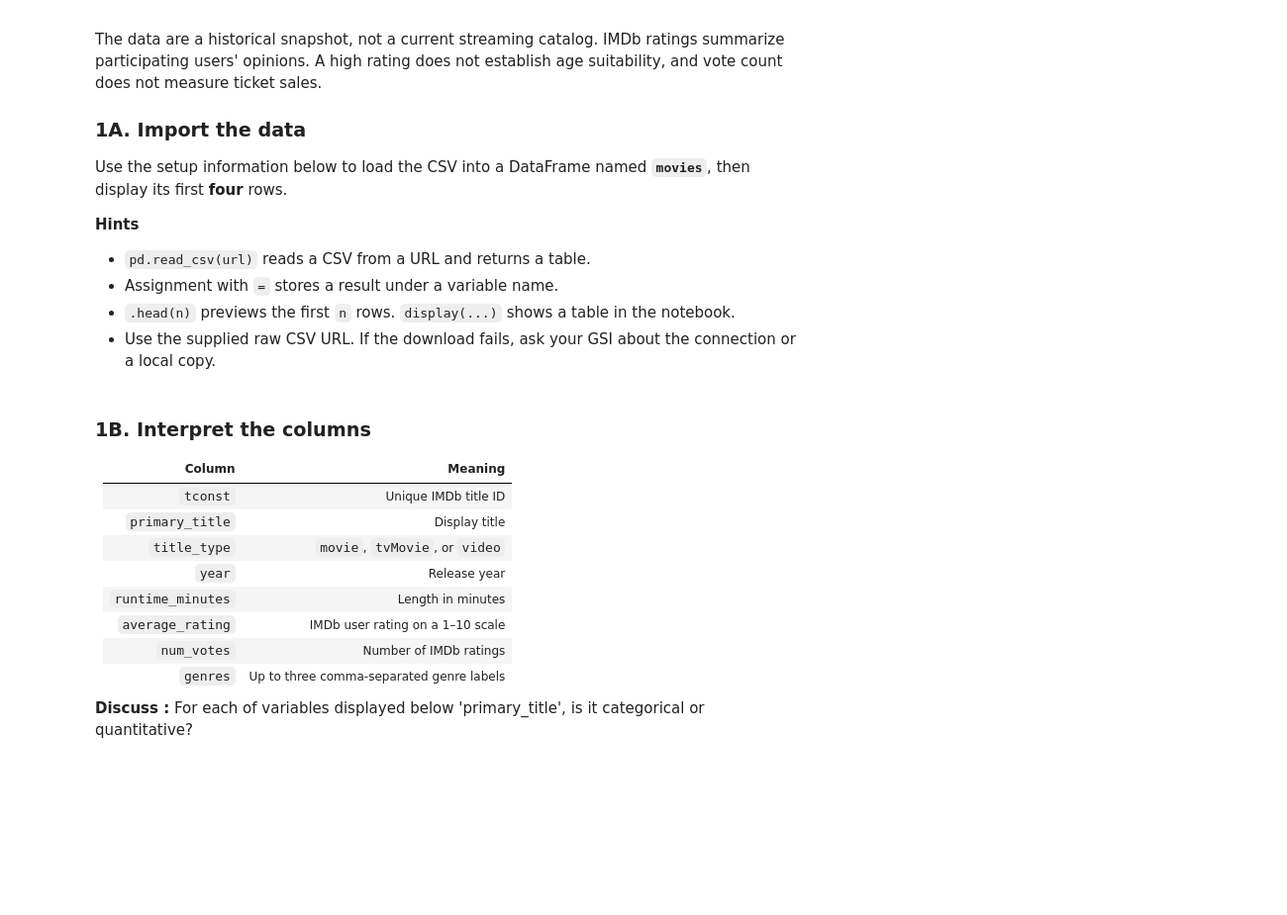
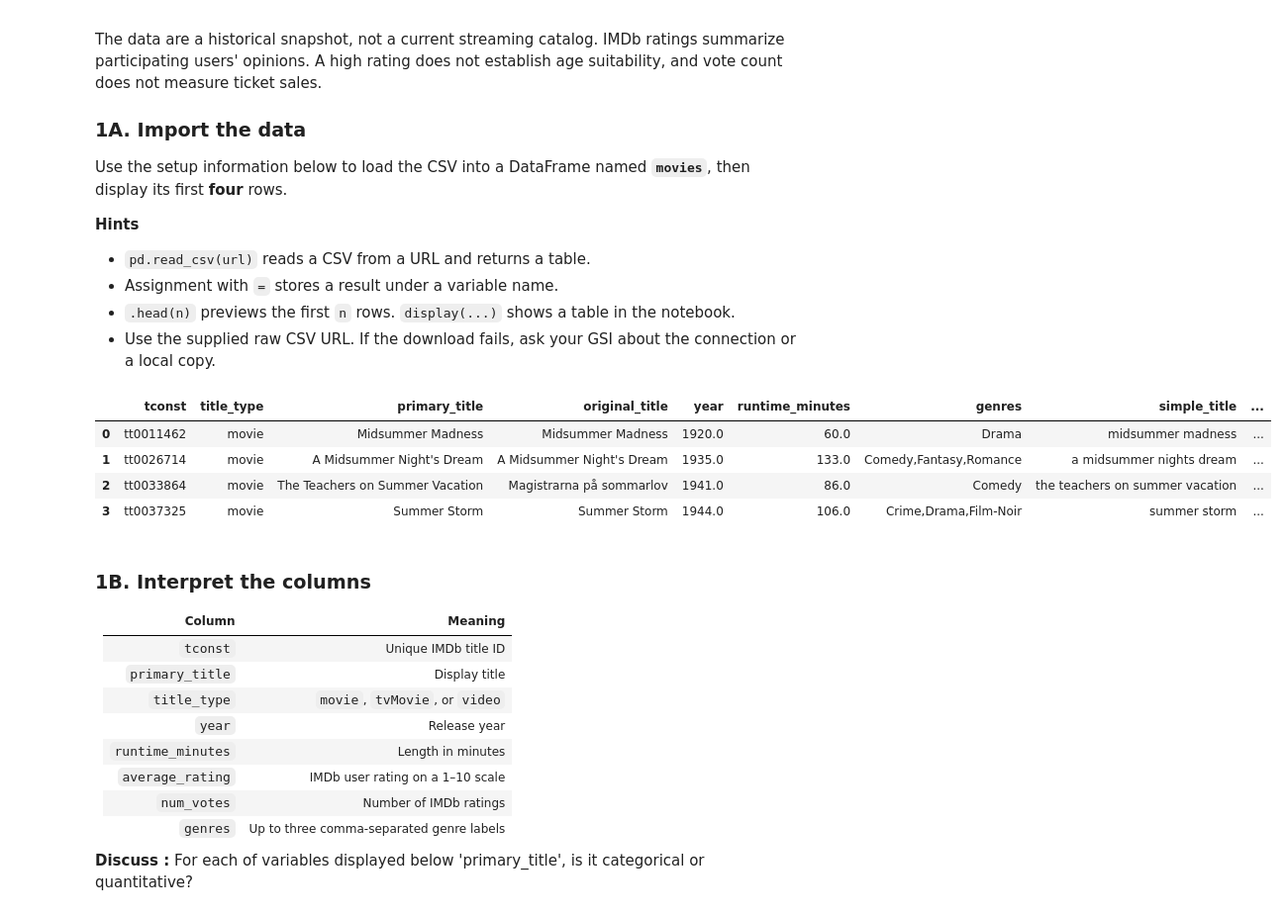
Before and after one commit to soyeonkm/datasci101, a Jupyter notebook: DATASCI_101_Breakout_2_a_Activity.ipynb, the cells around one changed output. Shown at 99% size. Cells and saved outputs as stored; diff of their text form; code cells hidden in the pictures; blank space fills up the shorter version.

```diff
--- a/DATASCI_101_Breakout_2_a_Activity.ipynb
+++ b/DATASCI_101_Breakout_2_a_Activity.ipynb
@@ -44,11 +44,22 @@ Use the setup information below to load the CSV into a DataFrame named **`movies
 # %%
 # Provided setup information
 import pandas as pd
 from IPython.display import display
 
 movies_url = "https://raw.githubusercontent.com/rfordatascience/tidytuesday/main/data/2024/2024-07-30/summer_movies.csv"
 
+
 # Load the CSV into movies, then display its first four rows.
+
+# pd.read_csv(movies_url)
+table = pd.read_csv(movies_url)
+display(table.head(4))
+# %% [output]
+|  | tconst | title_type | primary_title | original_title | year | runtime_minutes | genres | simple_title | ... |
+| 0 | tt0011462 | movie | Midsummer Madness | Midsummer Madness | 1920.0 | 60.0 | Drama | midsummer madness | ... |
+| 1 | tt0026714 | movie | A Midsummer Night's Dream | A Midsummer Night's Dream | 1935.0 | 133.0 | Comedy,Fantasy,Romance | a midsummer nights dream | ... |
+| 2 | tt0033864 | movie | The Teachers on Summer Vacation | Magistrarna på sommarlov | 1941.0 | 86.0 | Comedy | the teachers on summer vacation | ... |
+| 3 | tt0037325 | movie | Summer Storm | Summer Storm | 1944.0 | 106.0 | Crime,Drama,Film-Noir | summer storm | ... |
 # %% [markdown]
 ### 1B. Interpret the columns
 | Column | Meaning |
```
Also changed, not shown: parts of 8 cells of this notebook.
